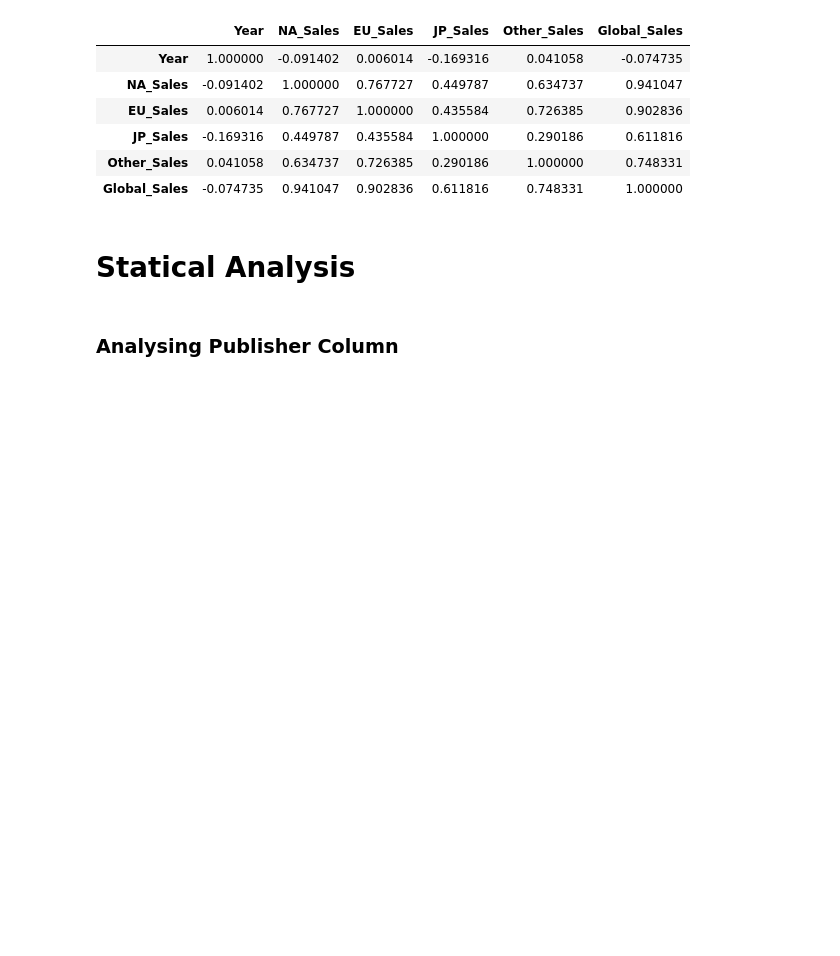
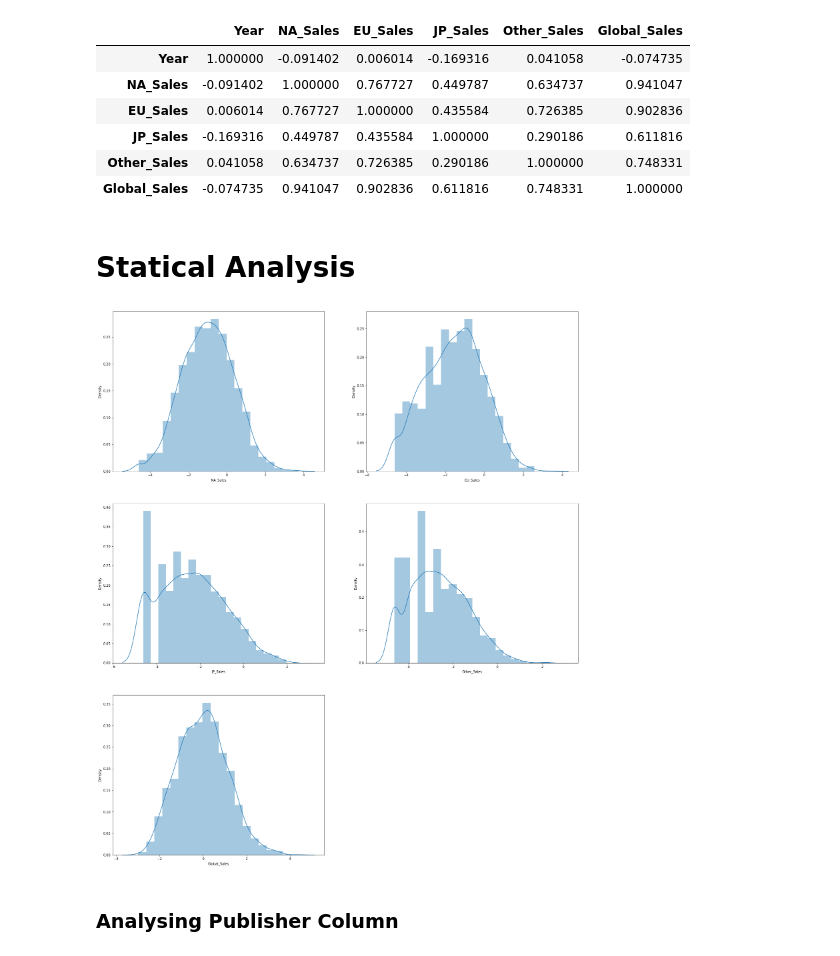
Before and after one commit to Mohit352-bit/EDA-Project, a Jupyter notebook: Final EDA project.ipynb, the cells around one changed output. Drawn from its saved outputs; the diff is of its cells as text; code cells hidden in the pictures; blank space fills up the shorter version.

```diff
--- a/Final EDA project.ipynb
+++ b/Final EDA project.ipynb
@@ -368,6 +420,22 @@ df.corr()
 | Global_Sales | -0.074735 | 0.941047 | 0.902836 | 0.611816 | 0.748331 | 1.000000 |
 # %% [markdown]
 # Statical Analysis
+# %%
+data_hist_log = df.copy()
+# %%
+data_hist_log = data_hist_log[data_hist_log.NA_Sales != 0]
+data_hist_log = data_hist_log[data_hist_log.EU_Sales != 0]
+data_hist_log = data_hist_log[data_hist_log.Other_Sales != 0]
+data_hist_log = data_hist_log[data_hist_log.JP_Sales != 0]
+data_hist_log = data_hist_log[data_hist_log.Global_Sales != 0]
+# %%
+plt.figure(figsize=(25,30))
+sales_columns = ['NA_Sales', 'EU_Sales', 'JP_Sales', 'Other_Sales', 'Global_Sales']
+for i, column in enumerate(sales_columns):
+    plt.subplot(3,2,i+1)
+    sns.distplot(np.log(data_hist_log[column]), bins=20, kde=True)
+# %% [output]
+[figure, added]
 # %% [markdown]
 ### Analysing Publisher Column
 # %% [markdown]
```
Also changed, not shown: parts of 8 cells of this notebook.
